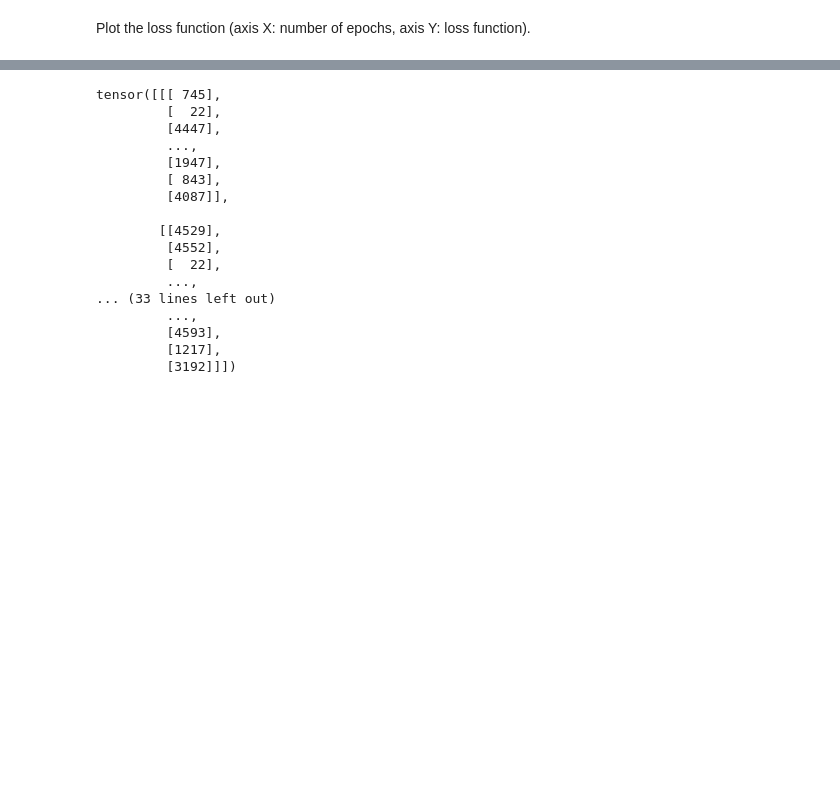
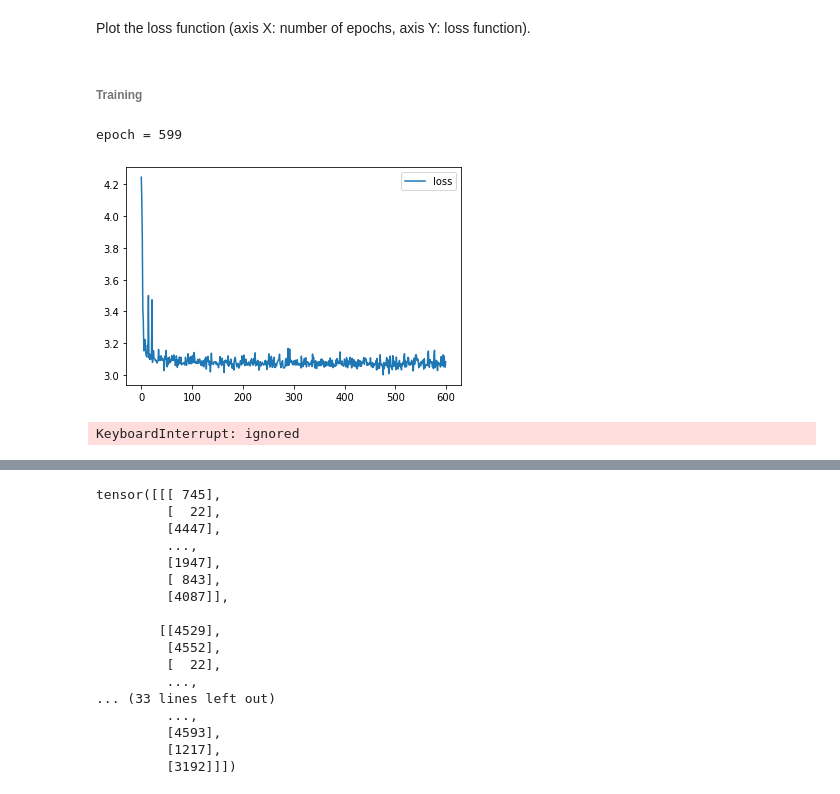
Before and after one commit to root-epifit/madmo-adv, a Jupyter notebook: Копия_блокнота_"hw2_poetry_generation_my_solutiuon_char_based_ipynb".ipynb, the cells around one changed output, grey strips where cells are left out. Drawn from its saved outputs; the diff is of its cells as text; code cells hidden in the pictures; blank space fills up the shorter version.

```diff
--- a/Копия_блокнота_"hw2_poetry_generation_my_solutiuon_char_based_ipynb".ipynb
+++ b/Копия_блокнота_"hw2_poetry_generation_my_solutiuon_char_based_ipynb".ipynb
@@ -421,18 +422,3 @@ def rnn_loop(char_rnn, train):
-# %%
-from IPython.display import clear_output
-
-device = torch.device('cuda') if torch.cuda.is_available() else torch.device('cpu')
-
-word_rnn = WordRNNCell()
-word_rnn.to(device)
-
-weight = torch.tensor(weights_for_dictionary, dtype=torch.float32)
-
-criterion = nn.NLLLoss(weight=weight)
-#criterion = nn.CrossEntropyLoss()
-#criterion = nn.NLLLoss()
-opt = torch.optim.Adam(word_rnn.parameters())
-history = []
 # %%
 word_rnn
 # %% [output]
@@ -443,66 +430,80 @@ WordRNNCell(
 )
 # %% [markdown]
 Plot the loss function (axis X: number of epochs, axis Y: loss function).
+# %% [markdown]
+###### Training
 # %%
 # Training
 
-for i in range(200):
+n_epoch = 2000
+
+
+# Batch loop
+def rnn_loop(char_rnn, train):
+    """
+    Computes log P(next_character) for all time-steps in names_ix
+    :param names_ix: an int32 matrix of shape [batch, time], output of to_matrix(names)
+    """
+    batch_ix = train.view(train.size()[0],-1)
+
+    batch_size, max_length  = batch_ix.size()
+    hid_state = char_rnn.initial_state(batch_size)
+    logprobs = []
+
+    for x_t in batch_ix.transpose(0, 1):
+        hid_state, logits = char_rnn(x_t, hid_state)  # <-- here we call your one-step code
+        logprobs.append(F.log_softmax(logits, -1))
+
+    return torch.stack(logprobs, dim=1)
+
+# Training loop
+
+logprobs = []
+history = []
+
+for epoch in range(n_epoch):
     opt.zero_grad()
 
     train, target = get_batch(text_as_seq_of_idx)
-    #train = batch[0]
-    #target = batch[1]
-    #batch_ix = to_matrix(sample(names, 32), max_len=MAX_LENGTH)
-    #batch_ix = torch.tensor(train, dtype=torch.int64)
-    #batch_ix = train
 
-
-    #logp_seq = rnn_loop(word_rnn, train)
-    batch_ix = train.view(train.size()[0],-1)
-
-
-    batch_size, max_length  = batch_ix.size()
-    hid_state = word_rnn.initial_state(batch_size)
-    logprobs = []
-
-    for x_t in batch_ix.transpose(0, 1):
-        hid_state, logits = word_rnn(x_t, hid_state)  # <-- here we call your one-step code
-        logprobs.append(F.log_softmax(logits, -1))
-        #break;
-
-    logp_seq = torch.stack(logprobs, dim=1)
+    logp_seq = rnn_loop(word_rnn, train)
 
     # compute loss
     #predictions_logp = logp_seq[:, :-1]  # YOUR CODE HERE
-    predictions_logp = logp_seq[:, :]
+    #predictions_logp = logp_seq[:, :]
     #actual_next_tokens = batch_ix[:, 1:]  # YOUR CODE HERE
-    #predictions_logp = logp_seq
+
+    predictions_logp = logp_seq
     actual_next_tokens = target.view(target.size()[0],-1).transpose(0,1)
 
     #     print(predictions_logp.shape, actual_next_tokens.shape)
     loss = criterion(
         predictions_logp.contiguous().view(-1, len(dictionary)),
         actual_next_tokens.contiguous().view(-1),
     )
     # YOUR CODE HERE
 
     # train with backprop
     loss.backward()
     opt.step()
 
     # YOUR CODE HERE
 
     history.append(loss.data.numpy())
-    if (i + 1) % 50 == 0:
+    if (epoch + 1) % 50 == 0:
         clear_output(True)
-        print(f'epoch = {i}')
+        print(f'epoch = {epoch}')
         #print(generate_text(model = word_rnn,
         #          words="Онегин",
         #          length=100,
         #          temperature=0.3))
 
         plt.plot(history, label="loss")
         plt.legend()
         plt.show()
 
 #assert np.mean(history[:10]) > np.mean(history[-10:]), "RNN didn't converge."
+# %% [output]
+epoch = 599
+[figure, added]
+KeyboardInterrupt: ignored
```
Also changed, not shown: parts of 46 cells of this notebook.
